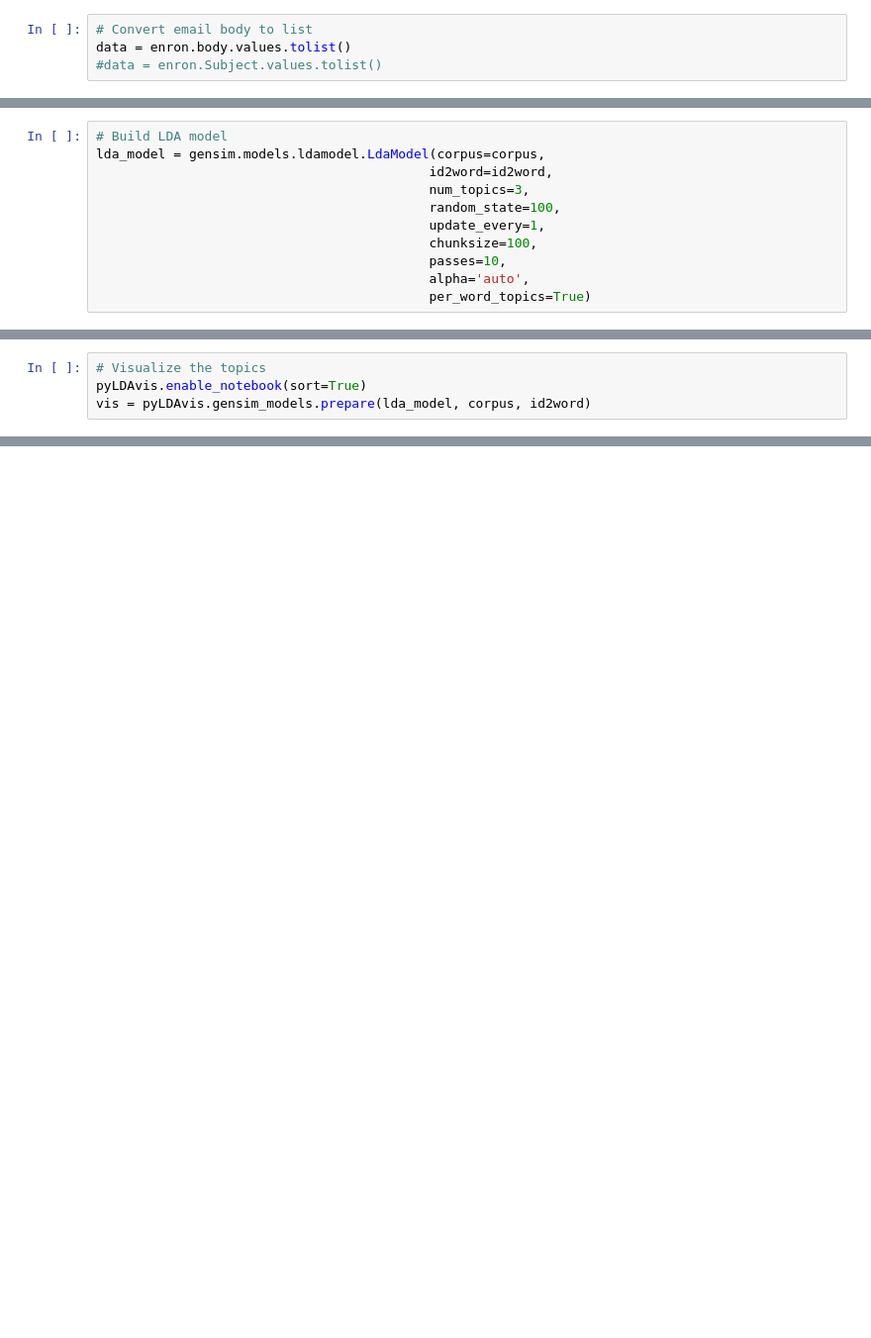
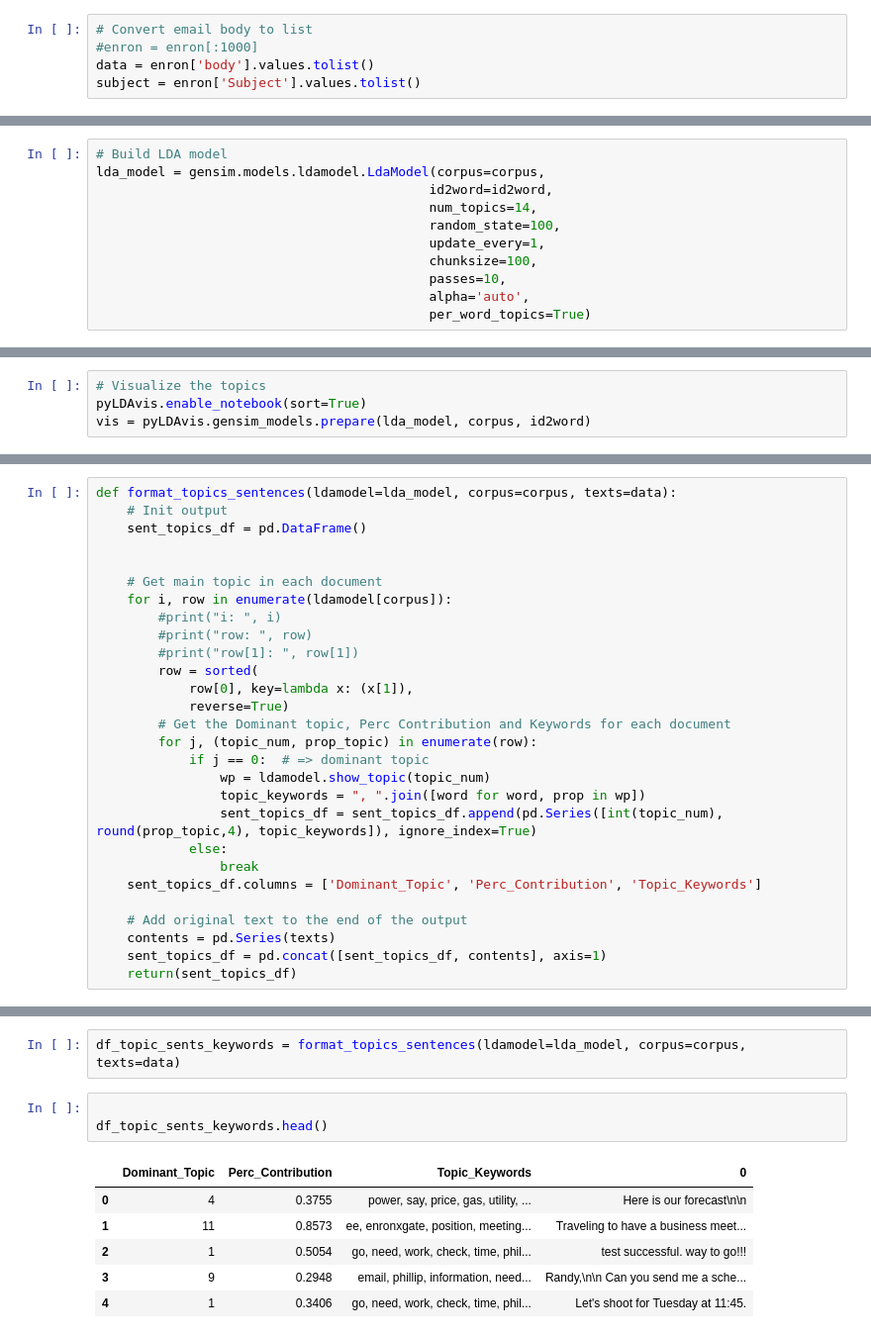
Before and after one commit to UmrahJaved/Clustering-Enron_UsedCase, a Jupyter notebook: topic_modelling.ipynb, the cells around one changed output, grey strips where cells are left out. Shown at 99% size. Drawn from its saved outputs; the diff is of its cells as text; blank space fills up the shorter version.

Commit message:
Best emails per topic and dominant topic for each email added. Started a class to make lemminization in threads.

```diff
--- a/topic_modelling.ipynb
+++ b/topic_modelling.ipynb
@@ -77,8 +92,9 @@ As far as the business meetings, I think it would be more productive to try and
 My suggestion for where to go is Austin.  Play golf and rent a ski boat and jet ski's.  Flying somewhere takes too much time.
 # %%
 # Convert email body to list
-data = enron.body.values.tolist()
-#data = enron.Subject.values.tolist()
+#enron = enron[:1000]
+data = enron['body'].values.tolist()
+subject = enron['Subject'].values.tolist()
 # %%
 # tokenize - break down each sentence into a list of words
 def sent_to_words(sentences):
@@ -165,7 +186,7 @@ warnings.filterwarnings("ignore",category=DeprecationWarning)
 # Build LDA model
 lda_model = gensim.models.ldamodel.LdaModel(corpus=corpus,
                                            id2word=id2word,
-                                           num_topics=3,
+                                           num_topics=14,
                                            random_state=100,
                                            update_every=1,
                                            chunksize=100,
@@ -217,0 +245,28 @@ AttributeError: module 'pyLDAvis.gensim_models' has no attribute 'wrappers'
+# %%
+def format_topics_sentences(ldamodel=lda_model, corpus=corpus, texts=data):
+    # Init output
+    sent_topics_df = pd.DataFrame()
+
+
+    # Get main topic in each document
+    for i, row in enumerate(ldamodel[corpus]):
+        #print("i: ", i)
+        #print("row: ", row)
+        #print("row[1]: ", row[1])
+        row = sorted(
+            row[0], key=lambda x: (x[1]),
+            reverse=True)
+        # Get the Dominant topic, Perc Contribution and Keywords for each document
+        for j, (topic_num, prop_topic) in enumerate(row):
+            if j == 0:  # => dominant topic
+                wp = ldamodel.show_topic(topic_num)
+                topic_keywords = ", ".join([word for word, prop in wp])
+                sent_topics_df = sent_topics_df.append(pd.Series([int(topic_num), round(prop_topic,4), topic_keywords]), ignore_index=True)
+            else:
+                break
+    sent_topics_df.columns = ['Dominant_Topic', 'Perc_Contribution', 'Topic_Keywords']
+
+    # Add original text to the end of the output
+    contents = pd.Series(texts)
+    sent_topics_df = pd.concat([sent_topics_df, contents], axis=1)
+    return(sent_topics_df)
@@ -217,0 +283,12 @@ AttributeError: module 'pyLDAvis.gensim_models' has no attribute 'wrappers'
+# %%
+df_topic_sents_keywords = format_topics_sentences(ldamodel=lda_model, corpus=corpus, texts=data)
+# %%
+
+df_topic_sents_keywords.head()
+# %% [output]
+|  | Dominant_Topic | Perc_Contribution | Topic_Keywords | 0 |
+| 0 | 4 | 0.3755 | power, say, price, gas, utility, ... | Here is our forecast\n\n |
+| 1 | 11 | 0.8573 | ee, enronxgate, position, meeting... | Traveling to have a business meet... |
+| 2 | 1 | 0.5054 | go, need, work, check, time, phil... | test successful. way to go!!! |
+| 3 | 9 | 0.2948 | email, phillip, information, need... | Randy,\n\n Can you send me a sche... |
+| 4 | 1 | 0.3406 | go, need, work, check, time, phil... | Let's shoot for Tuesday at 11:45. |
```
Also changed, not shown: parts of 18 cells of this notebook, 4 other files.
